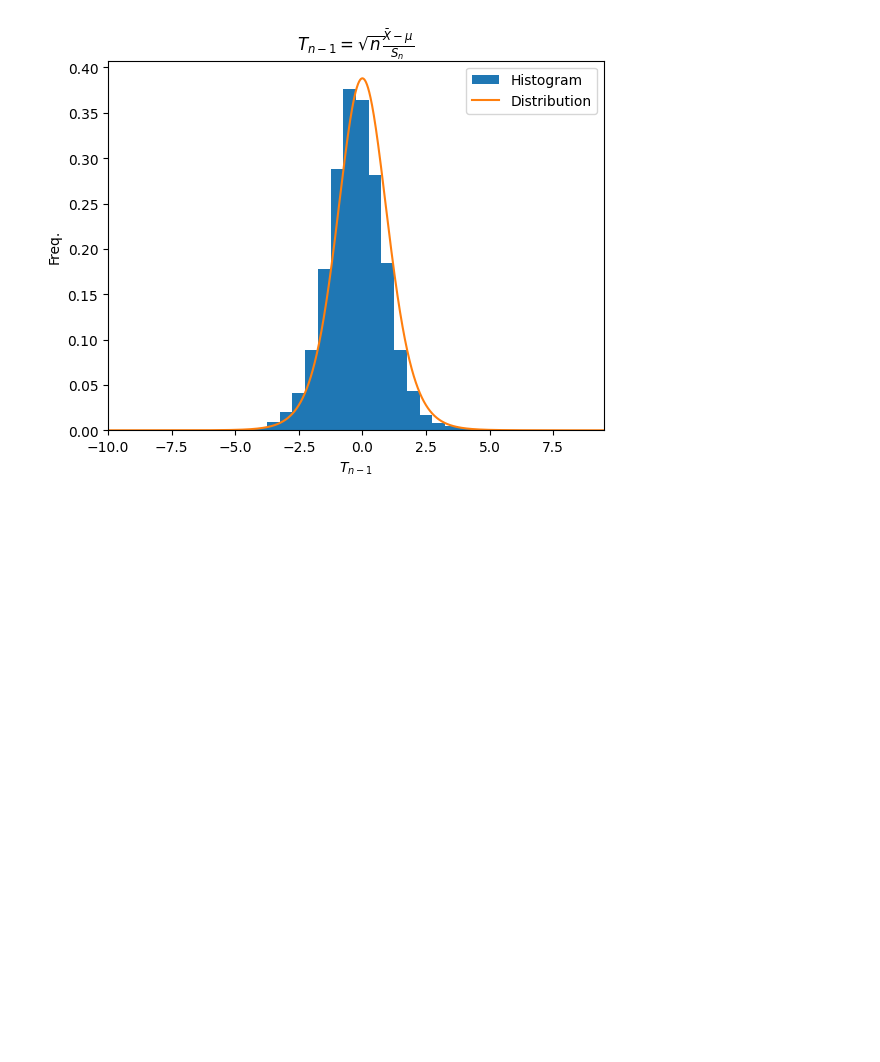
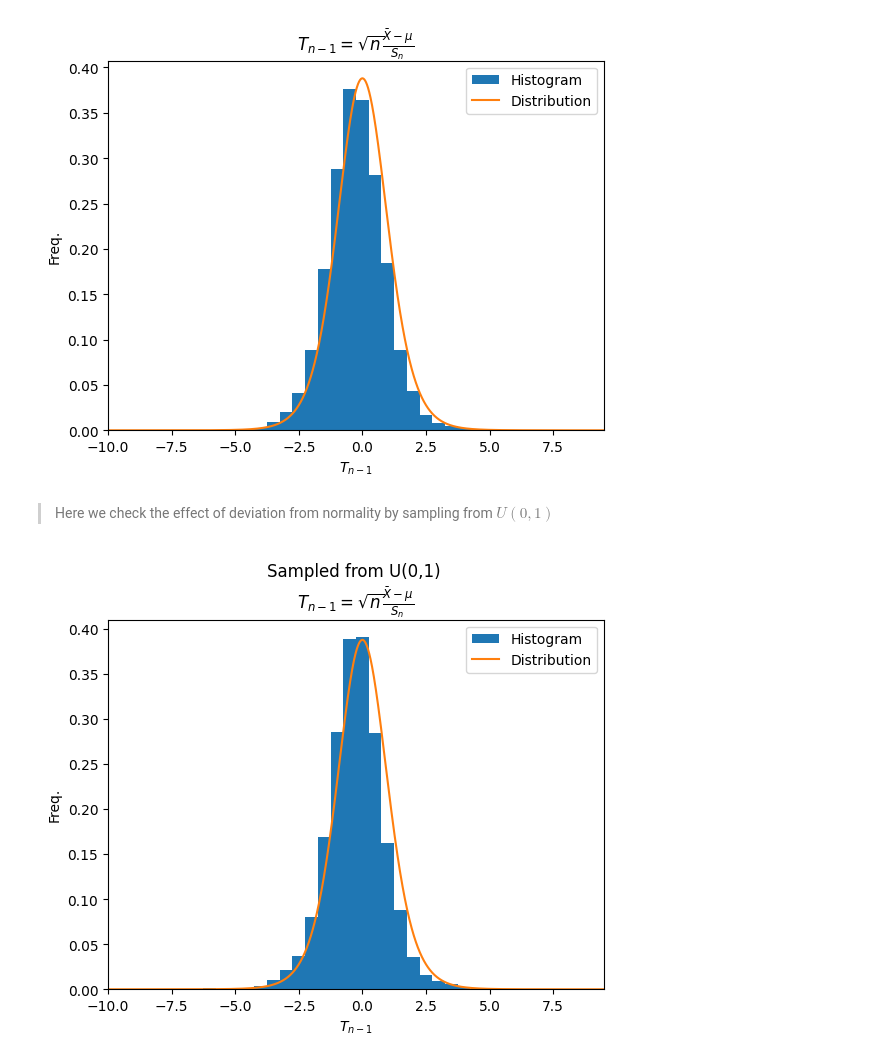
Before and after one commit to rpazuki/sandbox, a Jupyter notebook: Statistics/t_and_chi_squred_distributions.ipynb, the cells around one changed output. Cells and saved outputs as stored; diff of their text form; code cells hidden in the pictures; blank space fills up the shorter version.

Commit message:
Add sampling from U(0,1)

```diff
--- a/Statistics/t_and_chi_squred_distributions.ipynb
+++ b/Statistics/t_and_chi_squred_distributions.ipynb
@@ -152,3 +152,29 @@ plot_emp(T_n,
          title=r'$T_{n-1} = \sqrt{n} \frac{\bar{X} - \mu}{S_n}$')
 # %% [output]
 [figure]
+# %% [markdown]
+> Here we check the effect of deviation from normality by sampling from $U(0,1)$
+# %%
+np.random.seed(42)
+sample_n = 10
+ensemble_n = 10000
+samples = np.random.rand(sample_n, ensemble_n)
+# Sample's means
+samples_means = samples.mean(axis=0)
+# S_n
+samples_S = samples.std(axis=0, ddof=1)
+# %%
+# Calculate T_{n}
+mu = (1.-0.)/2
+T_n = np.sqrt(sample_n) * (samples_means - mu) / samples_S
+#
+plot_emp(T_n,
+         bins=np.arange(-sample_n, sample_n, .5),
+         pdf=t.pdf,
+         df=sample_n-1,
+         x_range = np.arange(-sample_n, sample_n, .01),
+         x_label='$T_{n-1}$',
+         title=f'Sampled from U(0,1) \n'
+               r'$T_{n-1} = \sqrt{n} \frac{\bar{X} - \mu}{S_n}$')
+# %% [output]
+[figure, added]
```
